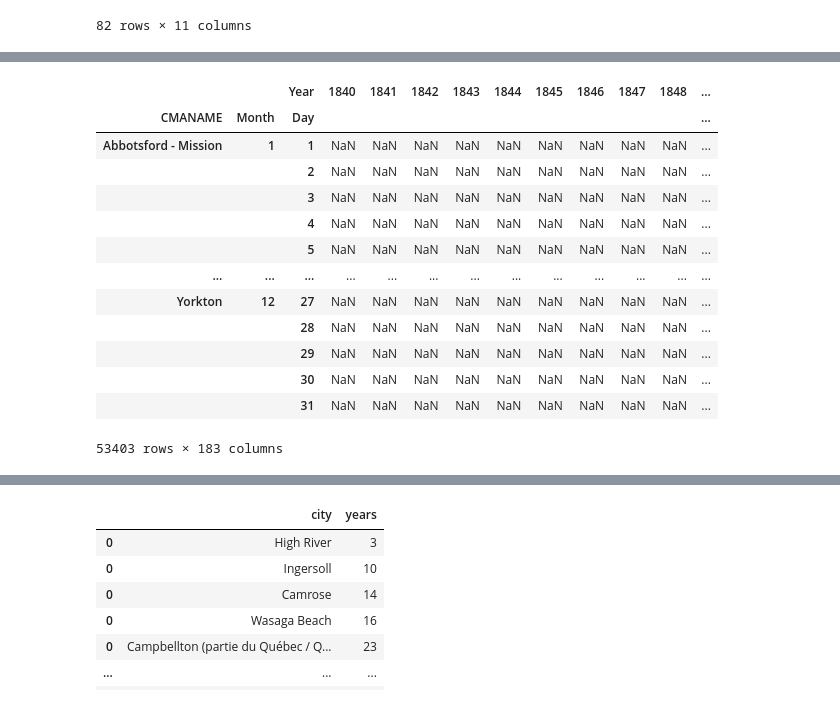
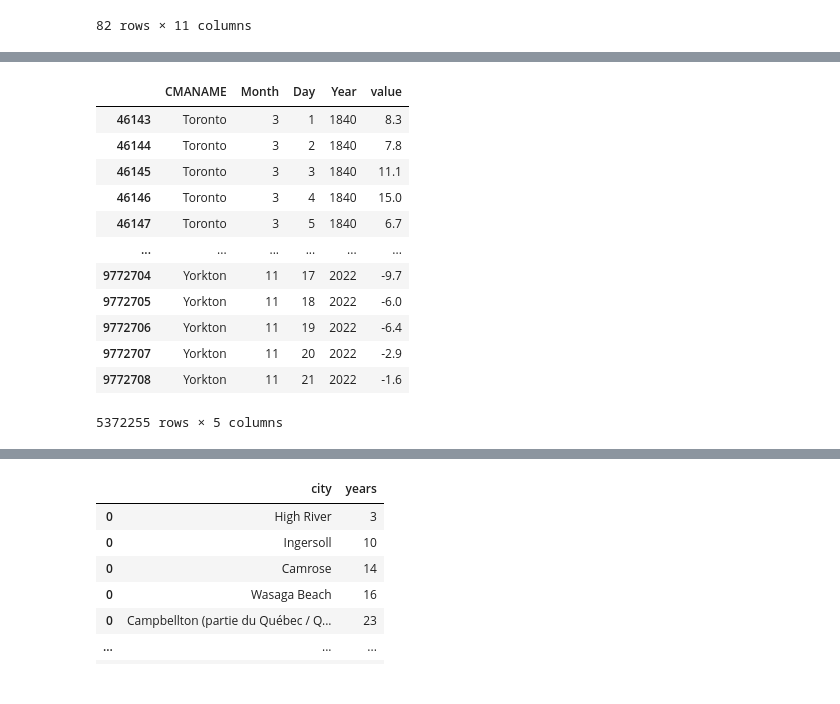
Before and after one commit to dexmcmillan/weather-records-app, a Jupyter notebook: weather_scripts/testing.ipynb, the cells around one changed output, grey strips where cells are left out. Drawn from its saved outputs; the diff is of its cells as text; code cells hidden in the pictures.

```diff
--- a/weather_scripts/testing.ipynb
+++ b/weather_scripts/testing.ipynb
@@ -41,13 +39,8 @@ stations[stations["DLY Last Year"].isna()]
 | 8402478 | 7089 | KELLIGREWS | 473000000.0 | -5.301000e+08 | 1987 | 1989 | NaN | NaN | ... |
 82 rows × 11 columns
 # %%
-joined = raw.join(stations)
+joined = raw.join(stations).dropna()
 
-joined = joined.dropna()
 joined["Day"] = pd.to_datetime(joined["Date/Time"]).dt.day
 joined["Month"] = pd.to_datetime(joined["Date/Time"]).dt.month
 joined["Year"] = pd.to_datetime(joined["Date/Time"]).dt.year
-
-maximums2 = joined.pivot_table(columns="Year", values="Min Temp (°C)", index=["CMANAME", "Month", "Day"], aggfunc='min').reset_index().melt(id_vars=["CMANAME", "Month", "Day"]).dropna()
-
-maximums2.to_csv("./data/raw_data-min.csv")
@@ -54,21 +81,23 @@ maximums2.to_csv("./data/raw_data-min.csv")
 # %%
-
-
-maximums = joined.pivot_table(columns="Year", values="Max Temp (°C)", index=["CMANAME", "Month", "Day"], aggfunc='max')
+maximums = (joined
+            .pivot_table(columns="Year", values="Max Temp (°C)", index=["CMANAME", "Month", "Day"], aggfunc='max')
+            .reset_index()
+            .melt(id_vars=["CMANAME", "Month", "Day"])
+            .dropna()
+            )
 
 maximums
 # %% [output]
-|  |  | Year | 1840 | 1841 | 1842 | 1843 | 1844 | 1845 | 1846 | 1847 | 1848 | ... |
-| CMANAME | Month | Day |  |  |  |  |  |  |  |  |  | ... |
-| Abbotsford - Mission | 1 | 1 | NaN | NaN | NaN | NaN | NaN | NaN | NaN | NaN | NaN | ... |
-|  |  | 2 | NaN | NaN | NaN | NaN | NaN | NaN | NaN | NaN | NaN | ... |
-|  |  | 3 | NaN | NaN | NaN | NaN | NaN | NaN | NaN | NaN | NaN | ... |
-|  |  | 4 | NaN | NaN | NaN | NaN | NaN | NaN | NaN | NaN | NaN | ... |
-|  |  | 5 | NaN | NaN | NaN | NaN | NaN | NaN | NaN | NaN | NaN | ... |
-| ... | ... | ... | ... | ... | ... | ... | ... | ... | ... | ... | ... | ... |
-| Yorkton | 12 | 27 | NaN | NaN | NaN | NaN | NaN | NaN | NaN | NaN | NaN | ... |
-|  |  | 28 | NaN | NaN | NaN | NaN | NaN | NaN | NaN | NaN | NaN | ... |
-|  |  | 29 | NaN | NaN | NaN | NaN | NaN | NaN | NaN | NaN | NaN | ... |
-|  |  | 30 | NaN | NaN | NaN | NaN | NaN | NaN | NaN | NaN | NaN | ... |
-|  |  | 31 | NaN | NaN | NaN | NaN | NaN | NaN | NaN | NaN | NaN | ... |
+|  | CMANAME | Month | Day | Year | value |
+| 46143 | Toronto | 3 | 1 | 1840 | 8.3 |
+| 46144 | Toronto | 3 | 2 | 1840 | 7.8 |
+| 46145 | Toronto | 3 | 3 | 1840 | 11.1 |
+| 46146 | Toronto | 3 | 4 | 1840 | 15.0 |
+| 46147 | Toronto | 3 | 5 | 1840 | 6.7 |
+| ... | ... | ... | ... | ... | ... |
+| 9772704 | Yorkton | 11 | 17 | 2022 | -9.7 |
+| 9772705 | Yorkton | 11 | 18 | 2022 | -6.0 |
+| 9772706 | Yorkton | 11 | 19 | 2022 | -6.4 |
+| 9772707 | Yorkton | 11 | 20 | 2022 | -2.9 |
+| 9772708 | Yorkton | 11 | 21 | 2022 | -1.6 |
-53403 rows × 183 columns
+5372255 rows × 5 columns
```
Also changed, not shown: parts of 9 cells of this notebook, 7 other files.
